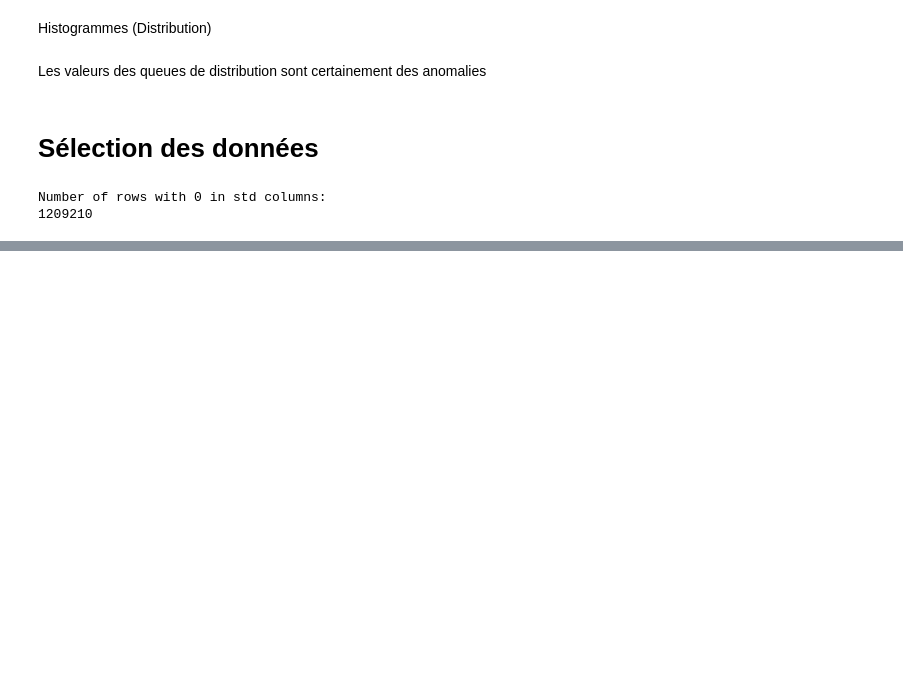
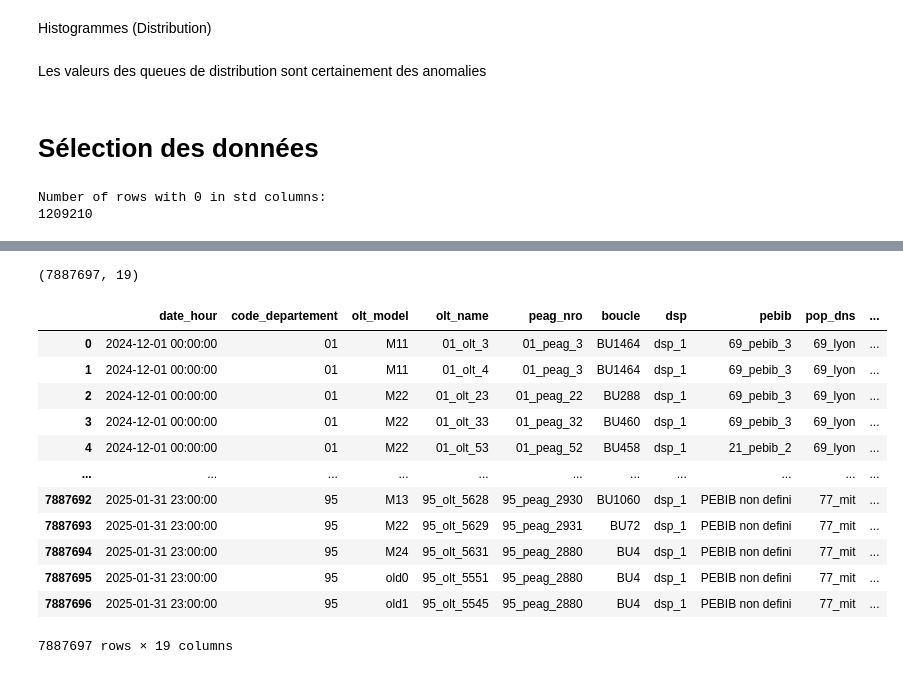
Before and after one commit to issameabdeljalil/Detection_Anomalie_SFR, a Jupyter notebook: exploration.ipynb, the cells around one changed output, grey strips where cells are left out. Drawn from its saved outputs; the diff is of its cells as text; code cells hidden in the pictures; blank space fills up the shorter version.

```diff
--- a/exploration.ipynb
+++ b/exploration.ipynb
@@ -242,2 +448,20 @@ visualize_distribution_single(new_df_grouped, "Distribution du nombre d'observat
 # %%
-new_df
+new_df.shape
+# %% [output]
+(7887697, 19)
+# %%
+new_df_final
+# %% [output]
+|  | date_hour | code_departement | olt_model | olt_name | peag_nro | boucle | dsp | pebib | pop_dns | ... |
+| 0 | 2024-12-01 00:00:00 | 01 | M11 | 01_olt_3 | 01_peag_3 | BU1464 | dsp_1 | 69_pebib_3 | 69_lyon | ... |
+| 1 | 2024-12-01 00:00:00 | 01 | M11 | 01_olt_4 | 01_peag_3 | BU1464 | dsp_1 | 69_pebib_3 | 69_lyon | ... |
+| 2 | 2024-12-01 00:00:00 | 01 | M22 | 01_olt_23 | 01_peag_22 | BU288 | dsp_1 | 69_pebib_3 | 69_lyon | ... |
+| 3 | 2024-12-01 00:00:00 | 01 | M22 | 01_olt_33 | 01_peag_32 | BU460 | dsp_1 | 69_pebib_3 | 69_lyon | ... |
+| 4 | 2024-12-01 00:00:00 | 01 | M22 | 01_olt_53 | 01_peag_52 | BU458 | dsp_1 | 21_pebib_2 | 69_lyon | ... |
+| ... | ... | ... | ... | ... | ... | ... | ... | ... | ... | ... |
+| 7887692 | 2025-01-31 23:00:00 | 95 | M13 | 95_olt_5628 | 95_peag_2930 | BU1060 | dsp_1 | PEBIB non defini | 77_mit | ... |
+| 7887693 | 2025-01-31 23:00:00 | 95 | M22 | 95_olt_5629 | 95_peag_2931 | BU72 | dsp_1 | PEBIB non defini | 77_mit | ... |
+| 7887694 | 2025-01-31 23:00:00 | 95 | M24 | 95_olt_5631 | 95_peag_2880 | BU4 | dsp_1 | PEBIB non defini | 77_mit | ... |
+| 7887695 | 2025-01-31 23:00:00 | 95 | old0 | 95_olt_5551 | 95_peag_2880 | BU4 | dsp_1 | PEBIB non defini | 77_mit | ... |
+| 7887696 | 2025-01-31 23:00:00 | 95 | old1 | 95_olt_5545 | 95_peag_2880 | BU4 | dsp_1 | PEBIB non defini | 77_mit | ... |
+7887697 rows × 19 columns
```
Also changed, not shown: parts of 45 cells of this notebook, 1 other file.
